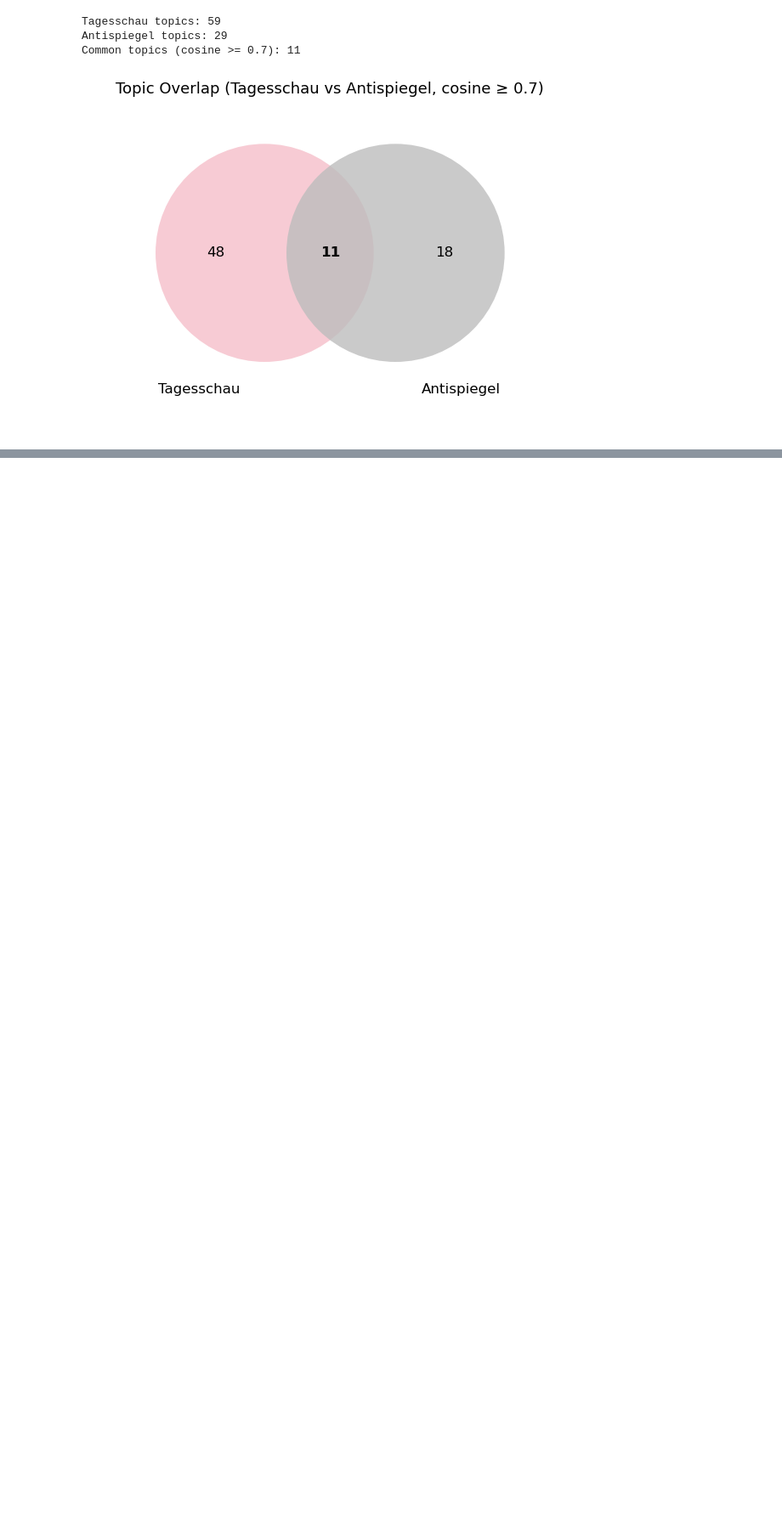
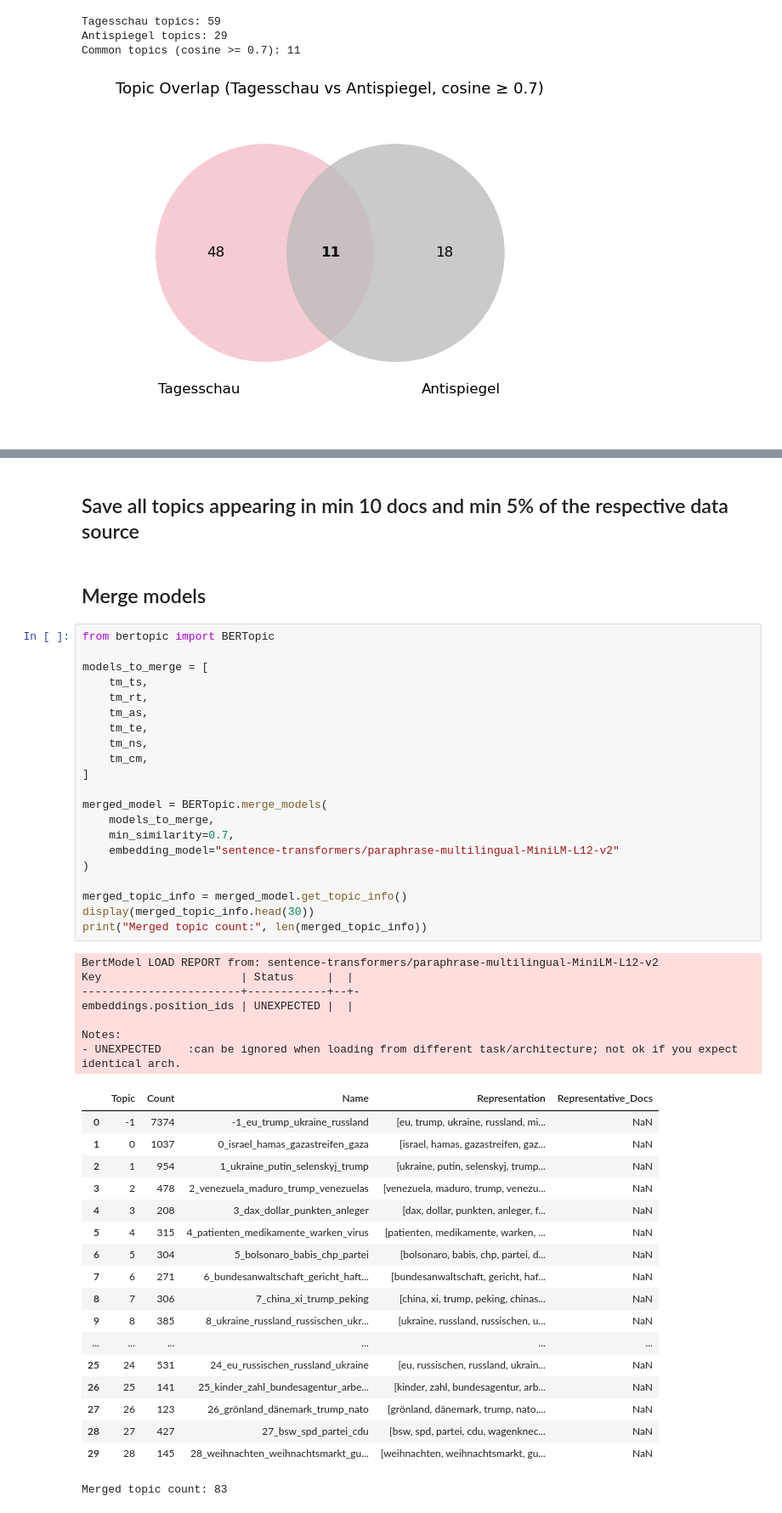
Before and after one commit to mattishaumann/Thesis, a Jupyter notebook: BERTopic/RT_Tagesschau_Topic_Comparison.ipynb, the cells around one changed output, grey strips where cells are left out. Shown at 85% size. Saved outputs shown, nothing was run; the diff lists cells and outputs as text; blank space fills up the shorter version.

```diff
--- a/BERTopic/RT_Tagesschau_Topic_Comparison.ipynb
+++ b/BERTopic/RT_Tagesschau_Topic_Comparison.ipynb
@@ -896,0 +1040,51 @@ Common topics (cosine >= 0.7): 11
+# %% [markdown]
+## Save all topics appearing in min 10 docs and min 5% of the respective data source
+# %% [markdown]
+## Merge models
+# %%
+from bertopic import BERTopic
+
+models_to_merge = [
+    tm_ts,
+    tm_rt,
+    tm_as,
+    tm_te,
+    tm_ns,
+    tm_cm,
+]
+
+merged_model = BERTopic.merge_models(
+    models_to_merge,
+    min_similarity=0.7,
+    embedding_model="sentence-transformers/paraphrase-multilingual-MiniLM-L12-v2"
+)
+
+merged_topic_info = merged_model.get_topic_info()
+display(merged_topic_info.head(30))
+print("Merged topic count:", len(merged_topic_info))
+# %% [output]
+BertModel LOAD REPORT from: sentence-transformers/paraphrase-multilingual-MiniLM-L12-v2
+Key                     | Status     |  |
+------------------------+------------+--+-
+embeddings.position_ids | UNEXPECTED |  |
+
+Notes:
+- UNEXPECTED    :can be ignored when loading from different task/architecture; not ok if you expect identical arch.
+|  | Topic | Count | Name | Representation | Representative_Docs |
+| 0 | -1 | 7374 | -1_eu_trump_ukraine_russland | [eu, trump, ukraine, russland, mi... | NaN |
+| 1 | 0 | 1037 | 0_israel_hamas_gazastreifen_gaza | [israel, hamas, gazastreifen, gaz... | NaN |
+| 2 | 1 | 954 | 1_ukraine_putin_selenskyj_trump | [ukraine, putin, selenskyj, trump... | NaN |
+| 3 | 2 | 478 | 2_venezuela_maduro_trump_venezuelas | [venezuela, maduro, trump, venezu... | NaN |
+| 4 | 3 | 208 | 3_dax_dollar_punkten_anleger | [dax, dollar, punkten, anleger, f... | NaN |
+| 5 | 4 | 315 | 4_patienten_medikamente_warken_virus | [patienten, medikamente, warken, ... | NaN |
+| 6 | 5 | 304 | 5_bolsonaro_babis_chp_partei | [bolsonaro, babis, chp, partei, d... | NaN |
+| 7 | 6 | 271 | 6_bundesanwaltschaft_gericht_haft... | [bundesanwaltschaft, gericht, haf... | NaN |
+| 8 | 7 | 306 | 7_china_xi_trump_peking | [china, xi, trump, peking, chinas... | NaN |
+| 9 | 8 | 385 | 8_ukraine_russland_russischen_ukr... | [ukraine, russland, russischen, u... | NaN |
+| ... | ... | ... | ... | ... | ... |
+| 25 | 24 | 531 | 24_eu_russischen_russland_ukraine | [eu, russischen, russland, ukrain... | NaN |
+| 26 | 25 | 141 | 25_kinder_zahl_bundesagentur_arbe... | [kinder, zahl, bundesagentur, arb... | NaN |
+| 27 | 26 | 123 | 26_grönland_dänemark_trump_nato | [grönland, dänemark, trump, nato,... | NaN |
+| 28 | 27 | 427 | 27_bsw_spd_partei_cdu | [bsw, spd, partei, cdu, wagenknec... | NaN |
+| 29 | 28 | 145 | 28_weihnachten_weihnachtsmarkt_gu... | [weihnachten, weihnachtsmarkt, gu... | NaN |
+Merged topic count: 83
```
Also changed, not shown: parts of 10 cells of this notebook.
